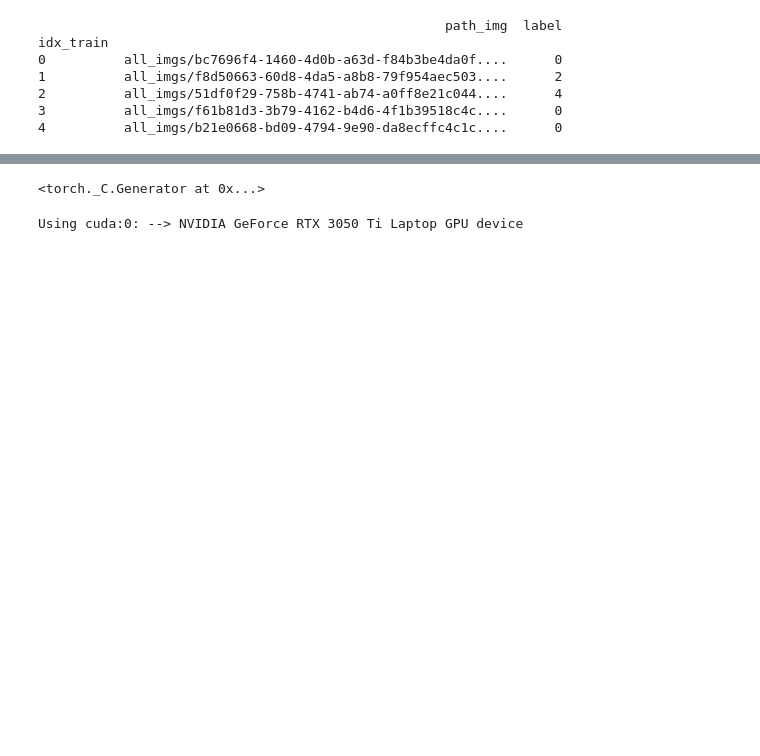
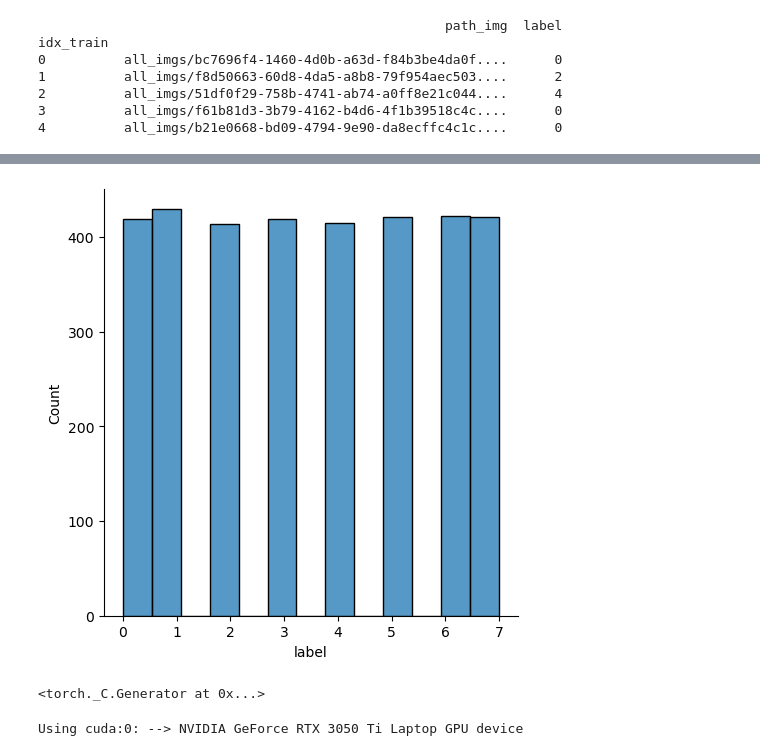
Before and after one commit to AlvarSML/HackatonOracle23, a Jupyter notebook: reto 1/Reto1-Hackaton.ipynb, the cells around one changed output, grey strips where cells are left out. Cells and saved outputs as stored; diff of their text form; code cells hidden in the pictures; blank space fills up the shorter version.

```diff
--- a/reto 1/Reto1-Hackaton.ipynb
+++ b/reto 1/Reto1-Hackaton.ipynb
@@ -94,3 +90,8 @@ sns.displot(dataset.label)
+# %%
+sns.displot(val_dataset.label)
+plt.show()
+# %% [output]
+[figure, added]
 # %%
 torch.manual_seed(17)
 # %% [output]
```
Also changed, not shown: parts of 10 cells of this notebook.
